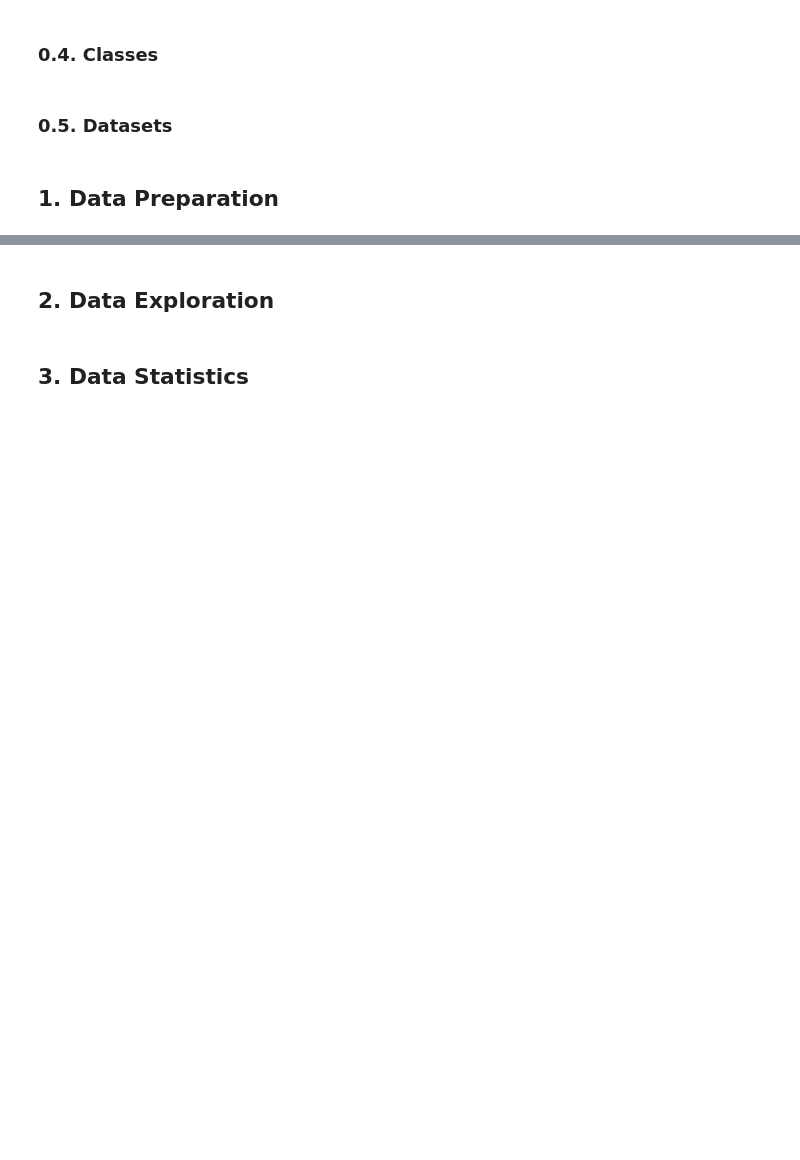
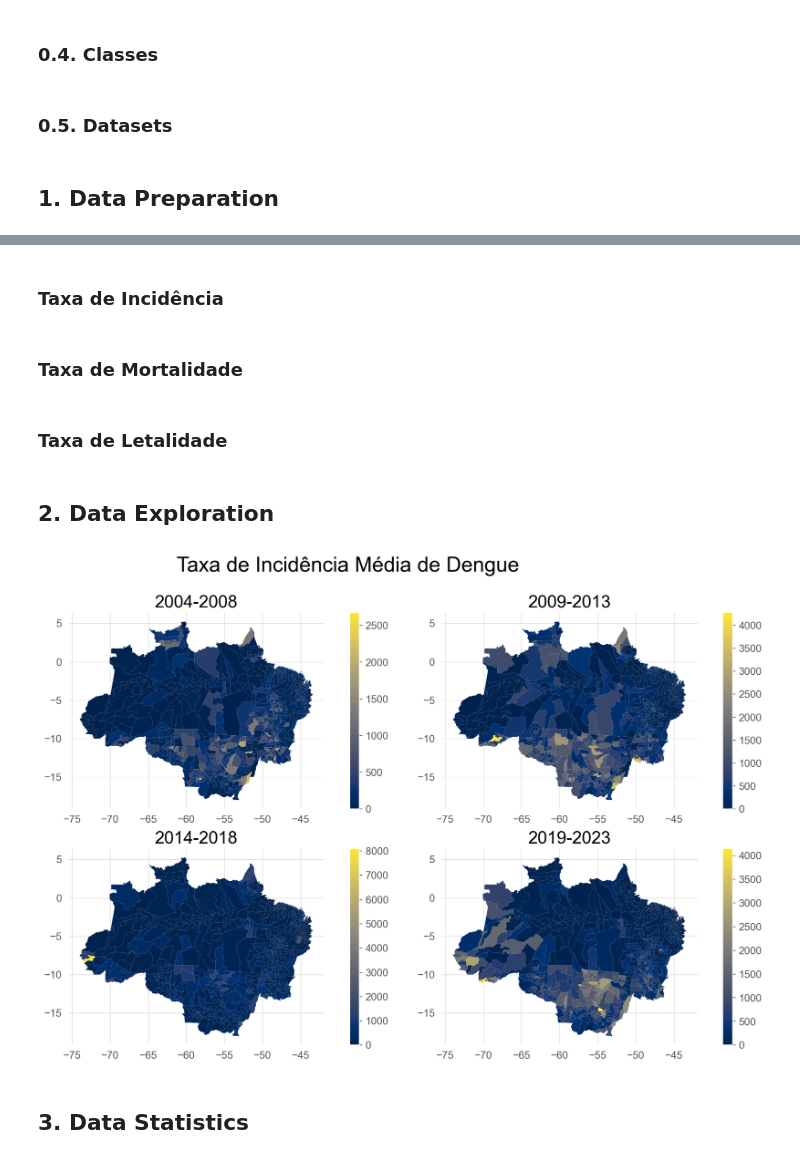
Before and after one commit to caiocasagrande/dengue_analysis, a Jupyter notebook: notebooks/dengue_analysis_MU_BR.ipynb, the cells around one changed output, grey strips where cells are left out. Cells and saved outputs as stored; diff of their text form; code cells hidden in the pictures; blank space fills up the shorter version.

Commit message:
Update dengue analysis MU notebook #2

```diff
--- a/notebooks/dengue_analysis_MU_BR.ipynb
+++ b/notebooks/dengue_analysis_MU_BR.ipynb
@@ -119,12 +160,4 @@ alb = pd.read_csv('../data/interim/mun_amazonia_legal.csv')
 # %%
-# Organizando dados de população
-
-# População
-df_pop = pd.read_csv('../data/interim/mun_populacao.csv')
-
-# Lista de municípios da ALB
-lista_mun_alb = alb.cod_ibge.to_list()
-
 # Filtrando os dados
 df_pop = df_pop[df_pop['cod_ibge'].isin(lista_mun_alb)]
 
@@ -138,8 +171,47 @@ df_pop.drop(columns=['nome_municipio', 'sigla_UF'], inplace=True)
 df_pop = pd.melt(df_pop, id_vars=['cod_ibge', 'id_mun'], var_name='ano', value_name='pop')
 
 # Changing types
-# df_pop = df_pop.astype('int64')
+df_pop = df_pop.astype('int64')
+# %% [markdown]
+### Taxa de Incidência
+# %%
+# Calculando taxa de incidência
+df_txinc = pd.merge(df_pop, df_casos, on=['cod_ibge', 'id_mun', 'ano'], how='left')
+
+# Corrigindo para municípios com anos faltantes que agora têm valor NaN
+df_txinc = df_txinc.fillna(0)
+df_txinc['casos'] = df_txinc['casos'].astype('int64')
+
+# Casos / População * 100,000 habitantes
+df_txinc['txinc'] = df_txinc['casos'] / df_txinc['pop'] * 100000
+
+# Filtrando
+df_txinc = df_txinc[['cod_ibge', 'id_mun', 'ano', 'txinc']]
+
+# Corrigindo para municípios que não existiam
+df_txinc = df_txinc.fillna(0)
+# %% [markdown]
+### Taxa de Mortalidade
+# %% [markdown]
+### Taxa de Letalidade
 # %% [markdown]
 ## 2. Data Exploration
+# %%
+# Taxa de Incidência
+intervals = [
+    [2004, 2005, 2006, 2007, 2008],
+    [2009, 2010, 2011, 2012, 2013],
+    [2014, 2015, 2016, 2017, 2018],
+    [2019, 2020, 2021, 2022, 2023]
+]
+
+plot_taxa_incidencia_media(
+    gdf = gdf,
+    df_txinc = df_txinc,
+    intervals = intervals,
+    title = 'Taxa de Incidência Média de Dengue'
+)
+# %% [output]
+[figure, added]
 # %% [markdown]
 ## 3. Data Statistics
```
Also changed, not shown: parts of 6 cells of this notebook.
